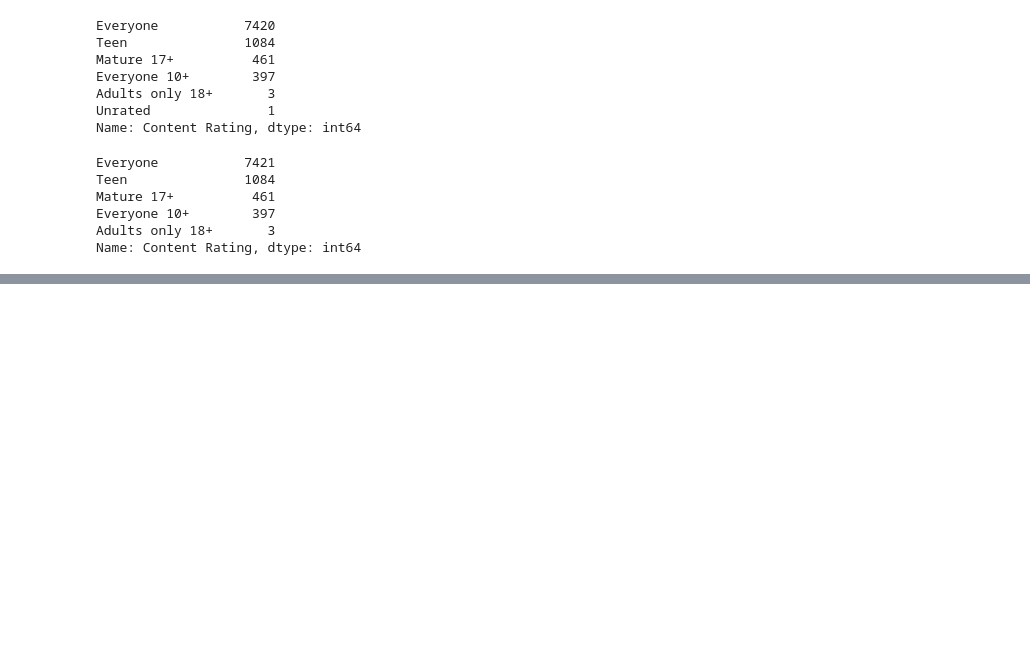
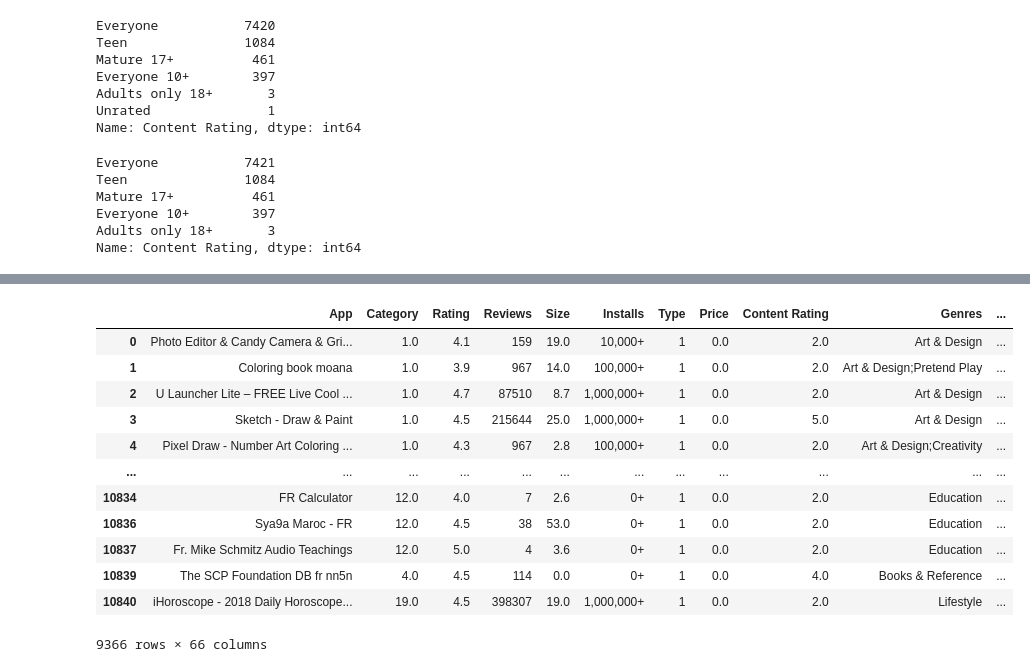
Before and after one commit to LYS312/TheAnalysts, a Jupyter notebook: TheAnalysts/TheAnalysts.ipynb, the cells around one changed output, grey strips where cells are left out. Drawn from its saved outputs; the diff is of its cells as text; code cells hidden in the pictures; blank space fills up the shorter version.

```diff
--- a/TheAnalysts/TheAnalysts.ipynb
+++ b/TheAnalysts/TheAnalysts.ipynb
@@ -596,3 +546,7 @@ Mature 17+          461
 Everyone 10+        397
 Adults only 18+       3
 Name: Content Rating, dtype: int64
+# %%
+newClass1 = pd.Categorical(df['Content Rating'], ordered=True)
+newClass1 = newClass1.rename_categories(['1.0', '2.0','3.0','4.0','5.0'])
+newClass1.describe()
@@ -598,0 +561,2 @@ Name: Content Rating, dtype: int64
+# %%
+df['Content Rating'] = newClass1
@@ -598,0 +583,4 @@ Name: Content Rating, dtype: int64
+# %%
+newClass2 = pd.Categorical(df['Category'], ordered=True)
+newClass2 = newClass2.rename_categories(['1.0', '2.0','3.0','4.0','5.0','6.0','7.0','8.0','9.0','10.0','11.0', '12.0','13.0', '14.0', '15.0', '16.0', '17.0', '18.0', '19.0', '20.0','21.0','22.0','23.0','24.0','25.0', '26.0','27.0','28.0','29.0','30.0','31.0','32.0','33.0'])
+newClass2.describe()
@@ -598,0 +606,2 @@ Name: Content Rating, dtype: int64
+# %%
+df['Category'] = newClass2
@@ -598,0 +650,17 @@ Name: Content Rating, dtype: int64
+# %%
+merged_df= df.join(new_df)
+merged_df
+# %% [output]
+|  | App | Category | Rating | Reviews | Size | Installs | Type | Price | Content Rating | Genres | ... |
+| 0 | Photo Editor & Candy Camera & Gri... | 1.0 | 4.1 | 159 | 19.0 | 10,000+ | 1 | 0.0 | 2.0 | Art & Design | ... |
+| 1 | Coloring book moana | 1.0 | 3.9 | 967 | 14.0 | 100,000+ | 1 | 0.0 | 2.0 | Art & Design;Pretend Play | ... |
+| 2 | U Launcher Lite – FREE Live Cool ... | 1.0 | 4.7 | 87510 | 8.7 | 1,000,000+ | 1 | 0.0 | 2.0 | Art & Design | ... |
+| 3 | Sketch - Draw & Paint | 1.0 | 4.5 | 215644 | 25.0 | 1,000,000+ | 1 | 0.0 | 5.0 | Art & Design | ... |
+| 4 | Pixel Draw - Number Art Coloring ... | 1.0 | 4.3 | 967 | 2.8 | 100,000+ | 1 | 0.0 | 2.0 | Art & Design;Creativity | ... |
+| ... | ... | ... | ... | ... | ... | ... | ... | ... | ... | ... | ... |
+| 10834 | FR Calculator | 12.0 | 4.0 | 7 | 2.6 | 0+ | 1 | 0.0 | 2.0 | Education | ... |
+| 10836 | Sya9a Maroc - FR | 12.0 | 4.5 | 38 | 53.0 | 0+ | 1 | 0.0 | 2.0 | Education | ... |
+| 10837 | Fr. Mike Schmitz Audio Teachings | 12.0 | 5.0 | 4 | 3.6 | 0+ | 1 | 0.0 | 2.0 | Education | ... |
+| 10839 | The SCP Foundation DB fr nn5n | 4.0 | 4.5 | 114 | 0.0 | 0+ | 1 | 0.0 | 4.0 | Books & Reference | ... |
+| 10840 | iHoroscope - 2018 Daily Horoscope... | 19.0 | 4.5 | 398307 | 19.0 | 1,000,000+ | 1 | 0.0 | 2.0 | Lifestyle | ... |
+9366 rows × 66 columns
```
Also changed, not shown: parts of 31 cells of this notebook.
